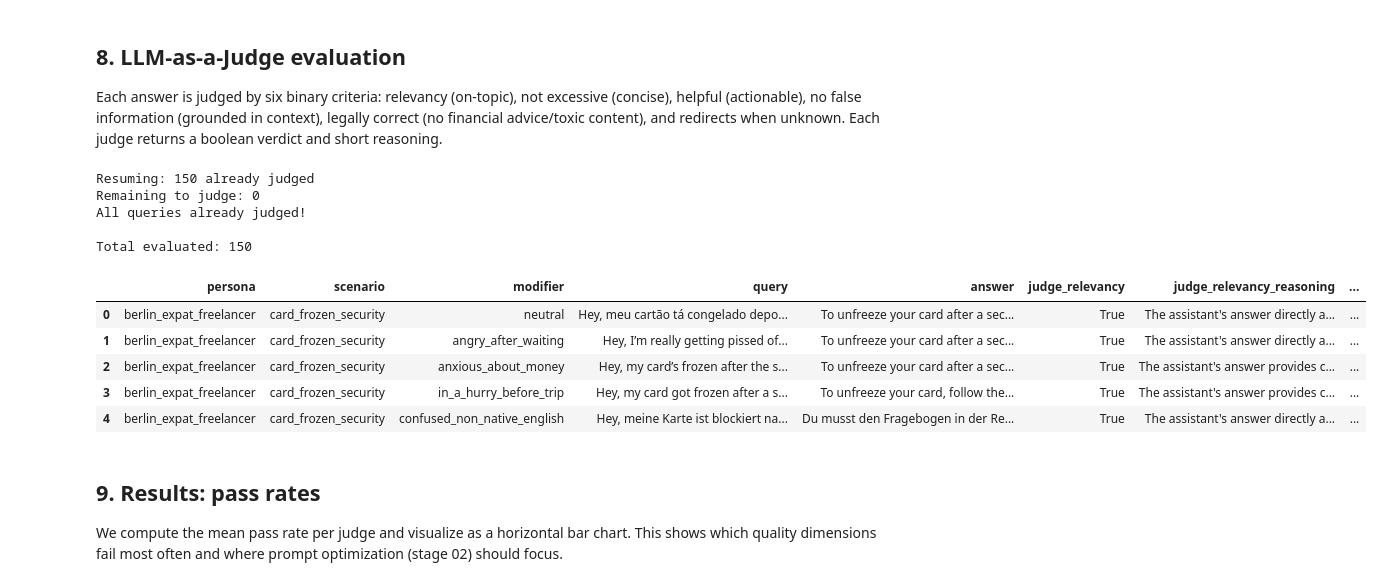
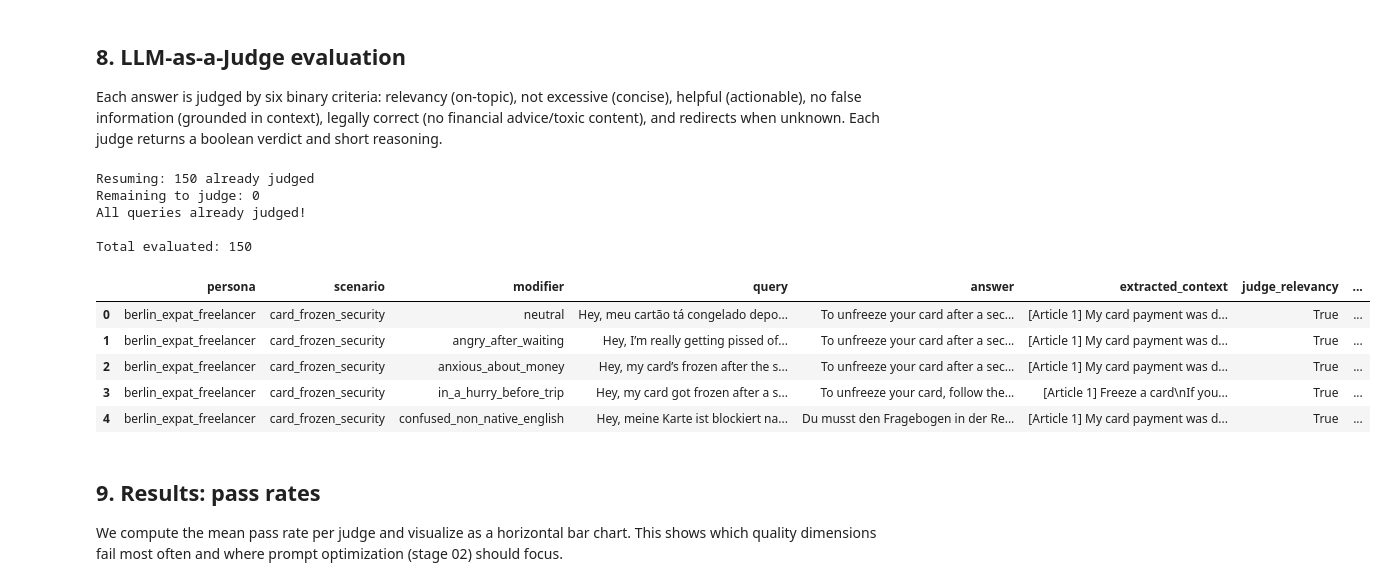
Before and after one commit to vstakhovsky/evals-chatbot, a Jupyter notebook: 01_rag_baseline/faq_rag_chatbot.ipynb, the cells around one changed output. Saved outputs shown, nothing was run; the diff lists cells and outputs as text; code cells hidden in the pictures.

```diff
--- a/01_rag_baseline/faq_rag_chatbot.ipynb
+++ b/01_rag_baseline/faq_rag_chatbot.ipynb
@@ -25,6 +25,12 @@ from openai import OpenAI
 
 load_dotenv()
 
+# Pandas display settings for better table rendering
+pd.set_option("display.max_columns", None)
+pd.set_option("display.max_colwidth", 60)
+pd.set_option("display.max_rows", 10)
+pd.set_option("display.width", None)
+
 client = OpenAI(
     api_key=os.getenv("OPENAI_API_KEY"),
     base_url=os.getenv("BASE_URL"),
@@ -331,24 +379,27 @@ async def judge_row(row, semaphore):
     """Run all judges for a single RAG output."""
     async with semaphore:
         try:
+            # Ensure we have extracted_context
+            context = row.get("extracted_context", "")
+
             # Run all judges concurrently
             relevancy, rel_reasoning = await judge_relevancy(
-                row["query"], row["answer"], row["extracted_context"]
+                row["query"], row["answer"], context
             )
             not_excessive, exc_reasoning = await judge_not_excessive(
-                row["query"], row["answer"], row["extracted_context"]
+                row["query"], row["answer"], context
             )
             helpful, help_reasoning = await judge_is_helpful(
-                row["query"], row["answer"], row["extracted_context"]
+                row["query"], row["answer"], context
             )
             no_false_info, false_info_reasoning = await judge_no_false_info(
-                row["query"], row["answer"], row["extracted_context"]
+                row["query"], row["answer"], context
             )
             legally_correct, legal_reasoning = await judge_legally_correct(
-                row["query"], row["answer"], row["extracted_context"]
+                row["query"], row["answer"], context
             )
             redirects_ok, redirect_reasoning = await judge_redirects_when_unknown(
-                row["query"], row["answer"], row["extracted_context"]
+                row["query"], row["answer"], context
             )
 
             return {
@@ -357,6 +408,7 @@ async def judge_row(row, semaphore):
                 "modifier": row["modifier"],
                 "query": row["query"],
                 "answer": row["answer"],
+                "extracted_context": context,
                 "judge_relevancy": relevancy,
                 "judge_relevancy_reasoning": rel_reasoning,
                 "judge_not_excessive": not_excessive,
@@ -404,7 +456,7 @@ async def run_all_judges(df, output_path, max_rows=None, concurrency=8):
     file_exists = os.path.exists(output_path)
     with open(output_path, "a", encoding="utf-8", newline="") as f:
         if not file_exists:
-            f.write("persona,scenario,modifier,query,answer,judge_relevancy,judge_relevancy_reasoning,judge_not_excessive,judge_not_excessive_reasoning,judge_is_helpful,judge_is_helpful_reasoning,judge_no_false_info,judge_no_false_info_reasoning,judge_legally_correct,judge_legally_correct_reasoning,judge_redirects_when_unknown,judge_redirects_when_unknown_reasoning\n")
+            f.write("persona,scenario,modifier,query,answer,extracted_context,judge_relevancy,judge_relevancy_reasoning,judge_not_excessive,judge_not_excessive_reasoning,judge_is_helpful,judge_is_helpful_reasoning,judge_no_false_info,judge_no_false_info_reasoning,judge_legally_correct,judge_legally_correct_reasoning,judge_redirects_when_unknown,judge_redirects_when_unknown_reasoning\n")
 
     semaphore = asyncio.Semaphore(concurrency)
 
@@ -422,39 +474,45 @@ async def run_all_judges(df, output_path, max_rows=None, concurrency=8):
                         result_escaped[k] = str(v)
                     else:
                         result_escaped[k] = str(v)
 
                 line = ",".join([result_escaped[k] for k in result.keys()])
                 with open(output_path, "a", encoding="utf-8", newline="") as f:
                     f.write(line + "\n")
         except Exception as e:
             print(f"Error: {e}")
             continue
 
     print(f"\nSaved evaluation results to {output_path}")
     return pd.read_csv(output_path)
 
 # Run judges
 eval_results_df = await run_all_judges(
     rag_results_df,
     output_path=EVAL_RESULTS_PATH,
     max_rows=MAX_EVAL_ROWS,
     concurrency=JUDGE_CONCURRENCY,
 )
 
 print(f"\nTotal evaluated: {len(eval_results_df)}")
+
+# Reorder columns for readability
+cols = ['persona', 'scenario', 'modifier', 'query', 'answer', 'extracted_context']
+cols += [c for c in eval_results_df.columns if c.startswith('judge_')]
+eval_results_df = eval_results_df[cols]
+
 eval_results_df.head()
 # %% [output]
 Resuming: 150 already judged
 Remaining to judge: 0
 All queries already judged!
 
 Total evaluated: 150
-|  | persona | scenario | modifier | query | answer | judge_relevancy | judge_relevancy_reasoning | ... |
-| 0 | berlin_expat_freelancer | card_frozen_security | neutral | Hey, meu cartão tá congelado depo... | To unfreeze your card after a sec... | True | The assistant's answer directly a... | ... |
-| 1 | berlin_expat_freelancer | card_frozen_security | angry_after_waiting | Hey, I’m really getting pissed of... | To unfreeze your card after a sec... | True | The assistant's answer directly a... | ... |
-| 2 | berlin_expat_freelancer | card_frozen_security | anxious_about_money | Hey, my card’s frozen after the s... | To unfreeze your card after a sec... | True | The assistant's answer provides c... | ... |
-| 3 | berlin_expat_freelancer | card_frozen_security | in_a_hurry_before_trip | Hey, my card got frozen after a s... | To unfreeze your card, follow the... | True | The assistant's answer provides c... | ... |
-| 4 | berlin_expat_freelancer | card_frozen_security | confused_non_native_english | Hey, meine Karte ist blockiert na... | Du musst den Fragebogen in der Re... | True | The assistant's answer directly a... | ... |
+|  | persona | scenario | modifier | query | answer | extracted_context | judge_relevancy | ... |
+| 0 | berlin_expat_freelancer | card_frozen_security | neutral | Hey, meu cartão tá congelado depo... | To unfreeze your card after a sec... | [Article 1] My card payment was d... | True | ... |
+| 1 | berlin_expat_freelancer | card_frozen_security | angry_after_waiting | Hey, I’m really getting pissed of... | To unfreeze your card after a sec... | [Article 1] My card payment was d... | True | ... |
+| 2 | berlin_expat_freelancer | card_frozen_security | anxious_about_money | Hey, my card’s frozen after the s... | To unfreeze your card after a sec... | [Article 1] My card payment was d... | True | ... |
+| 3 | berlin_expat_freelancer | card_frozen_security | in_a_hurry_before_trip | Hey, my card got frozen after a s... | To unfreeze your card, follow the... | [Article 1] Freeze a card\nIf you... | True | ... |
+| 4 | berlin_expat_freelancer | card_frozen_security | confused_non_native_english | Hey, meine Karte ist blockiert na... | Du musst den Fragebogen in der Re... | [Article 1] My card payment was d... | True | ... |
 # %% [markdown]
 ## 9. Results: pass rates
 
```
Also changed, not shown: parts of 20 cells of this notebook, 2 other files.
